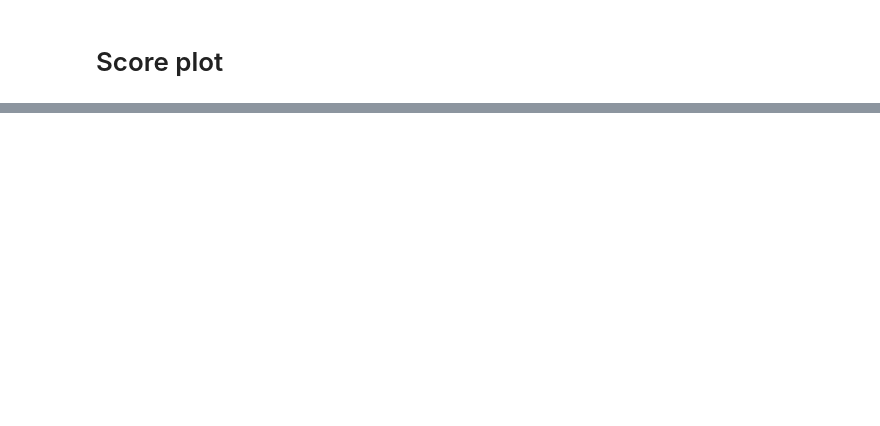
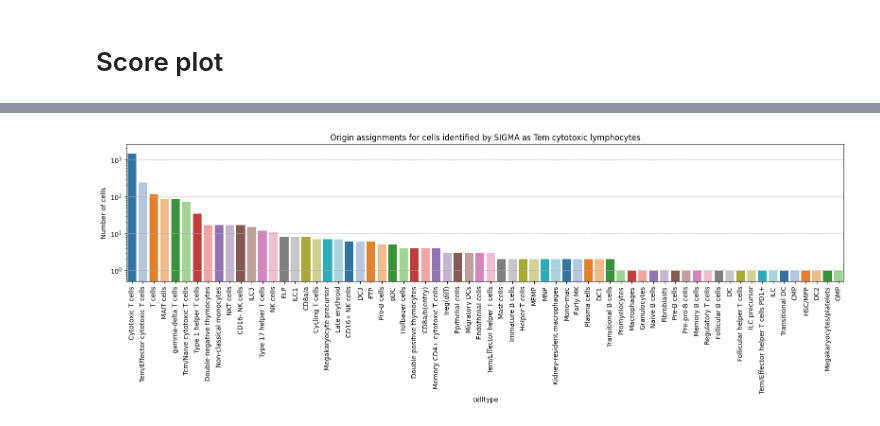
Before and after one commit to Guitout31415/SIGMA, a Jupyter notebook: notebooks/compare_dominguez_sigma.ipynb, the cells around one changed output, grey strips where cells are left out. Cells and saved outputs as stored; diff of their text form; code cells hidden in the pictures; blank space fills up the shorter version.

```diff
--- a/notebooks/compare_dominguez_sigma.ipynb
+++ b/notebooks/compare_dominguez_sigma.ipynb
@@ -171,7 +167,7 @@ adata_sumry.obs["sex"] = adata_author.obs["Sex"]
 adata_sumry.obs["age"] = adata_author.obs["Age_range"]
 adata_sumry.obs["organ"] = adata_author.obs["Organ"]
 adata_sumry.obs["assay"] = adata_author.obs["Chemistry"]
-adata_sumry.obs["celltype"] = adata_author.obs["Majority_voting_CellTypist_high"]
+adata_sumry.obs["celltype"] = adata_author.obs["Predicted_labels_CellTypist"]
 
 adata_sumry.obs["score"] = 0.0
 adata_sumry.obs.loc[adata_sigma.obs_names, "score"] = adata_sigma.obs["score"].values
@@ -393,0 +237,11 @@ Error:
+# %%
+is_tem_sigma = adata_sumry.obs["score"] >= 0.95
+adata_sumry.obs["Identified by SIGMA"] = is_tem_sigma.astype(str)
+
+adata_sumry.obs["Identified by SIGMA"] = pd.Categorical(
+    adata_sumry.obs["Identified by SIGMA"],
+    categories=["True", "False"],
+    ordered=True
+)
+
+sub_adata_sumry = adata_sumry[adata_sumry.obs["Identified by SIGMA"] == "True"]
@@ -393,0 +256,57 @@ Error:
+# %%
+import seaborn as sns
+
+celltype_counts = (
+    sub_adata_sumry.obs['celltype']
+    .value_counts()
+    .reset_index(name='count')
+    .rename(columns={'index': 'celltype'})
+    .sort_values('count', ascending=False)
+)
+
+celltype_counts['celltype'] = celltype_counts['celltype'].astype(str)
+
+plt.figure(figsize=(16, 6))
+ax = sns.barplot(
+    data=celltype_counts,
+    x='celltype',
+    y='count',
+    hue='celltype',
+    palette='tab20',
+    dodge=False,
+    order=celltype_counts['celltype']
+)
+if ax.get_legend() is not None:
+    ax.get_legend().remove()
+
+ax.set_xticklabels(ax.get_xticklabels(), rotation=90)
+plt.ylabel('Number of cells')
+plt.grid(axis='y', linestyle='--')
+plt.yscale('log')
+plt.ylim(0.5, celltype_counts['count'].max()*1.8)
+plt.title("Origin assignments for cells identified by SIGMA as Tem cytotoxic lymphocytes")
+
+# # Ajouter les chiffres au-dessus des barres
+# for p in ax.patches:
+#     height = p.get_height()
+#     if np.isfinite(height):
+#         label = f'{int(height):,}'.replace(',', ' ')
+#         ax.text(
+#             p.get_x() + p.get_width() / 2.,
+#             height * 1.05 if height > 0 else 0.5,
+#             label,
+#             ha='center',
+#             va='bottom',
+#             fontsize=9
+#         )
+
+# Extract colors from the current plot and store in color_mapping
+color_mapping = {}
+for patch, celltype in zip(ax.patches, celltype_counts['celltype']):
+    color_mapping[celltype] = patch.get_facecolor()
+
+plt.tight_layout()
+plt.savefig("figures/dominguez_CelltypeDistribution.svg", dpi=300)
+plt.show()
+# %% [output]
+[figure, added]
```
Also changed, not shown: parts of 26 cells of this notebook, 12 other files.
